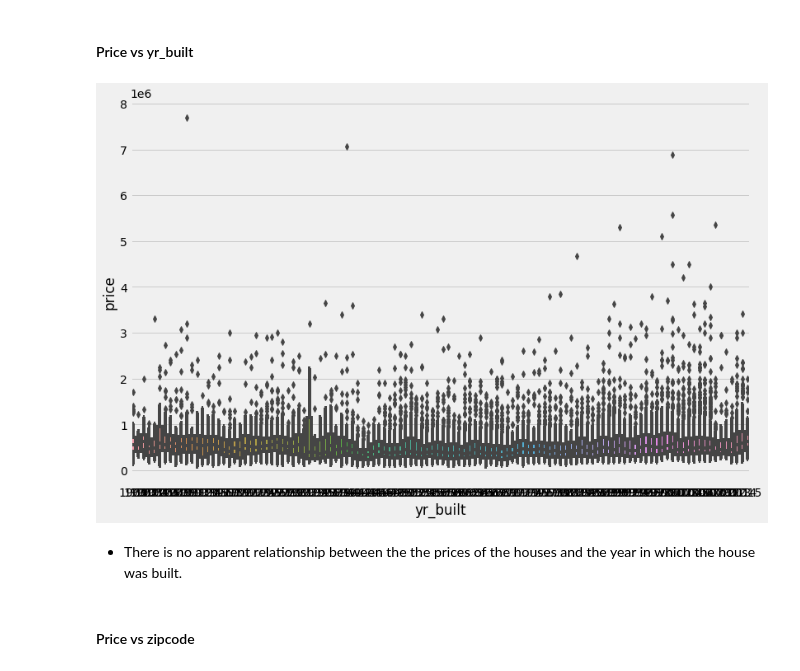
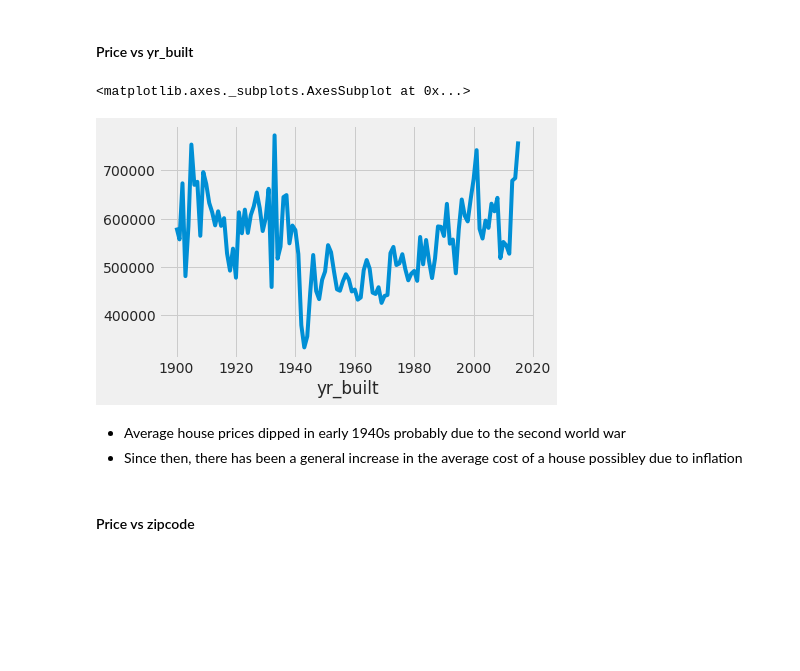
Before and after one commit to qadipo/FactorsAffectingHousePricesUsingVariousLinearRegressionMethods, a Jupyter notebook: Modelling_House_Prices.ipynb, the cells around one changed output. Cells and saved outputs as stored; diff of their text form; code cells hidden in the pictures; blank space fills up the shorter version.

```diff
--- a/Modelling_House_Prices.ipynb
+++ b/Modelling_House_Prices.ipynb
@@ -442,12 +474,15 @@ customized_scatterplot(df.price, df.sqft_lot15)
 [figure]
 # %% [markdown]
 #### Price vs yr_built
-# %%
-customized_boxplot(df.price, df.yr_built)
-# %% [output]
-[figure, removed]
-# %% [markdown]
-* There is no apparent relationship between the the prices of the houses and the year in which the house was built.
+# %%
+# Get the average price of houses per year
+df.groupby('yr_built')['price'].mean().plot()
+# %% [output]
+<matplotlib.axes._subplots.AxesSubplot at 0x...>
+[figure, added]
+# %% [markdown]
+* Average house prices dipped in early 1940s probably due to the second world war
+* Since then, there has been a general increase in the average cost of a house possibley due to inflation
 # %% [markdown]
 #### Price vs zipcode
 # %%
```
Also changed, not shown: parts of 35 cells of this notebook.
